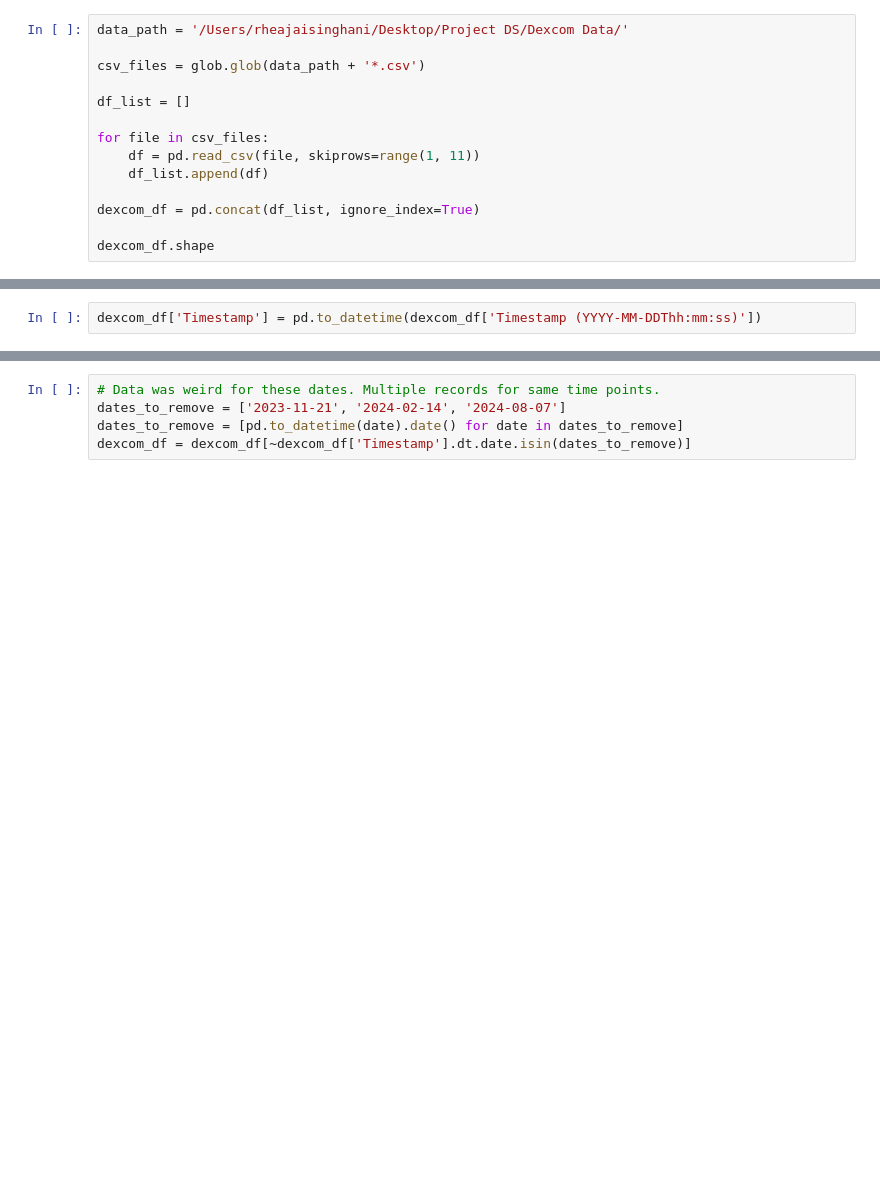
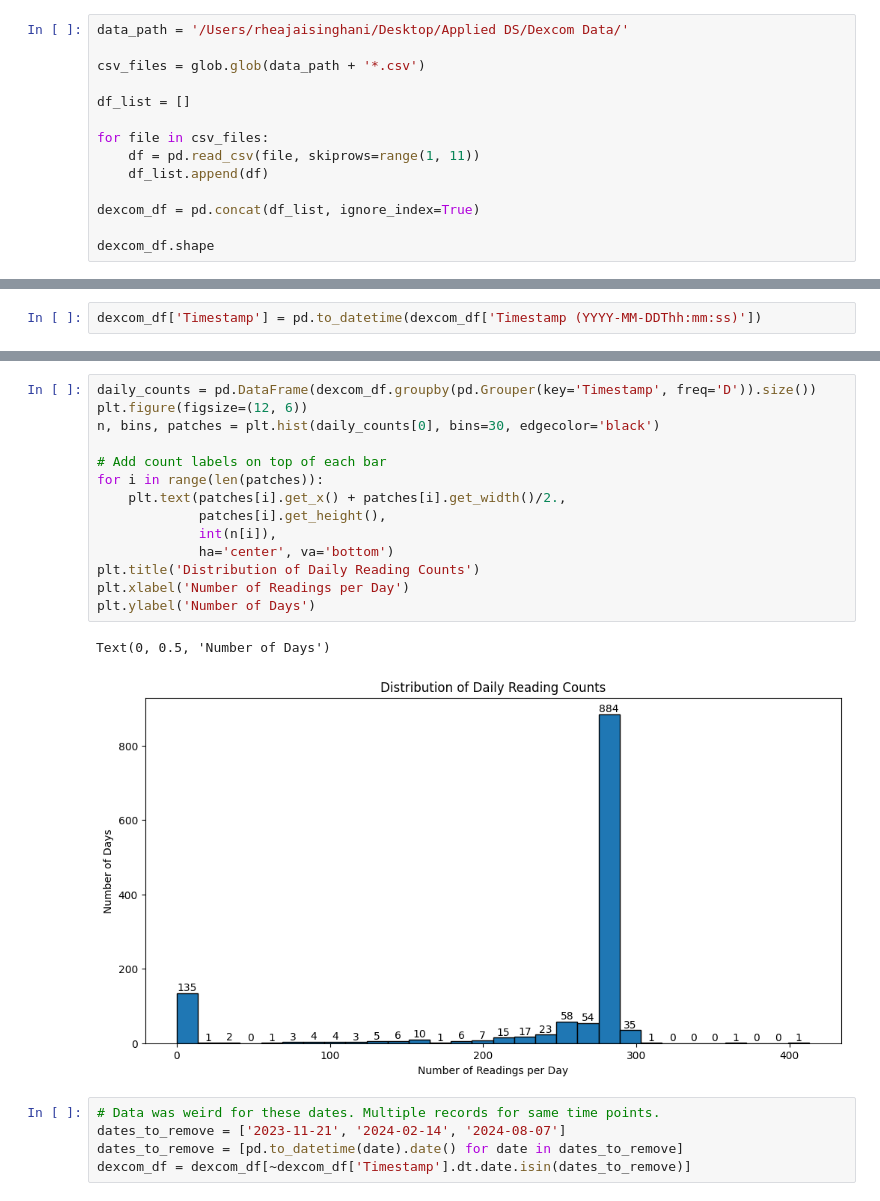
Before and after one commit to rjaisinghani99/blood_glucose_forecaster, a Jupyter notebook: Project_Milestone.ipynb, the cells around one changed output, grey strips where cells are left out. Saved outputs shown, nothing was run; the diff lists cells and outputs as text; blank space fills up the shorter version.

```diff
--- a/Project_Milestone.ipynb
+++ b/Project_Milestone.ipynb
@@ -10,7 +11,7 @@ from sklearn.metrics import silhouette_score
 # %% [markdown]
 #### Preprocessing
 # %%
-data_path = '/Users/rheajaisinghani/Desktop/Project DS/Dexcom Data/'
+data_path = '/Users/rheajaisinghani/Desktop/Applied DS/Dexcom Data/'
 
 csv_files = glob.glob(data_path + '*.csv')
 
@@ -37,3 +55,20 @@ dexcom_df['Timestamp'] = pd.to_datetime(dexcom_df['Timestamp (YYYY-MM-DDThh:mm:s
+# %%
+daily_counts = pd.DataFrame(dexcom_df.groupby(pd.Grouper(key='Timestamp', freq='D')).size())
+plt.figure(figsize=(12, 6))
+n, bins, patches = plt.hist(daily_counts[0], bins=30, edgecolor='black')
+
+# Add count labels on top of each bar
+for i in range(len(patches)):
+    plt.text(patches[i].get_x() + patches[i].get_width()/2.,
+             patches[i].get_height(),
+             int(n[i]),
+             ha='center', va='bottom')
+plt.title('Distribution of Daily Reading Counts')
+plt.xlabel('Number of Readings per Day')
+plt.ylabel('Number of Days')
+# %% [output]
+Text(0, 0.5, 'Number of Days')
+[figure, added]
 # %%
 # Data was weird for these dates. Multiple records for same time points.
 dates_to_remove = ['2023-11-21', '2024-02-14', '2024-08-07']
```
Also changed, not shown: parts of 4 cells of this notebook, 4 other files.
